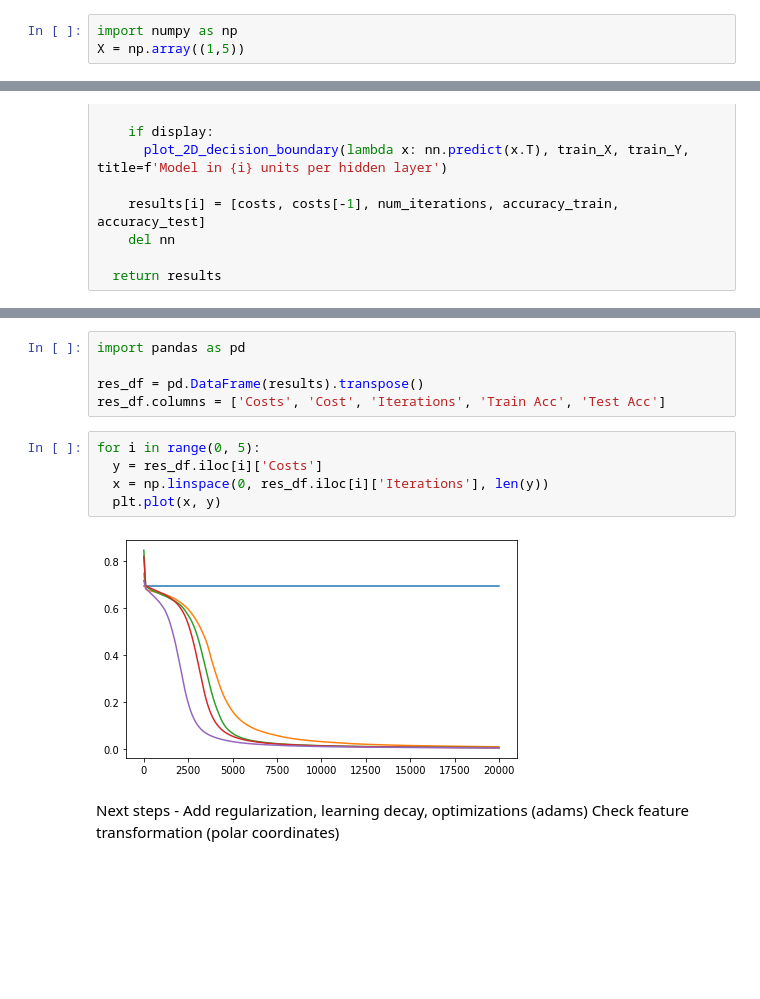
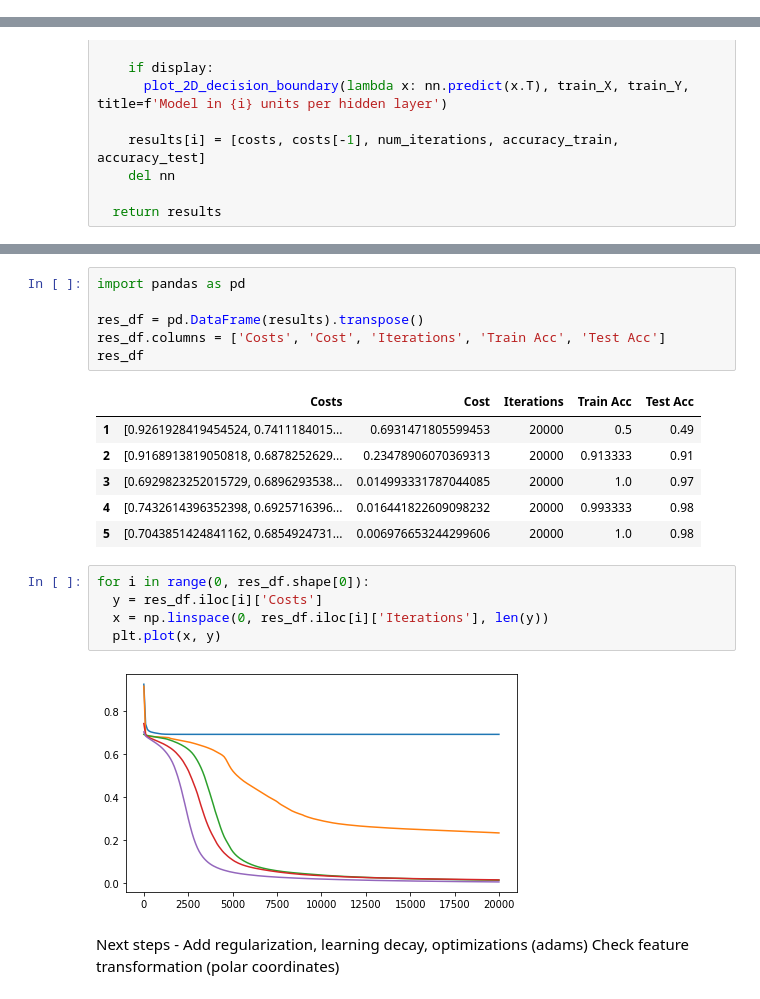
Before and after one commit to fernandoGitHub/ML_Projects, a Jupyter notebook: Deep_Neural_Networks_My_Classes.ipynb, the cells around one changed output, grey strips where cells are left out. Cells and saved outputs as stored; diff of their text form; blank space fills up the shorter version.

```diff
--- a/Deep_Neural_Networks_My_Classes.ipynb
+++ b/Deep_Neural_Networks_My_Classes.ipynb
@@ -413,3 +47,0 @@ def build_model(learning_rate = 0.01, num_iterations = 1000):
-# %%
-import numpy as np
-X = np.array((1,5))
@@ -836,13 +464,21 @@ import pandas as pd
 
 res_df = pd.DataFrame(results).transpose()
 res_df.columns = ['Costs', 'Cost', 'Iterations', 'Train Acc', 'Test Acc']
+res_df
+# %% [output]
+|  | Costs | Cost | Iterations | Train Acc | Test Acc |
+| 1 | [0.9261928419454524, 0.7411184015... | 0.6931471805599453 | 20000 | 0.5 | 0.49 |
+| 2 | [0.9168913819050818, 0.6878252629... | 0.23478906070369313 | 20000 | 0.913333 | 0.91 |
+| 3 | [0.6929823252015729, 0.6896293538... | 0.014993331787044085 | 20000 | 1.0 | 0.97 |
+| 4 | [0.7432614396352398, 0.6925716396... | 0.016441822609098232 | 20000 | 0.993333 | 0.98 |
+| 5 | [0.7043851424841162, 0.6854924731... | 0.006976653244299606 | 20000 | 1.0 | 0.98 |
 # %%
-for i in range(0, 5):
+for i in range(0, res_df.shape[0]):
   y = res_df.iloc[i]['Costs']
   x = np.linspace(0, res_df.iloc[i]['Iterations'], len(y))
   plt.plot(x, y)
 # %% [output]
-[figure, old version]
+[figure, new version]
 # %% [markdown]
 Next steps - Add regularization, learning decay, optimizations (adams)
 Check feature transformation (polar coordinates)
```
Also changed, not shown: parts of 11 cells of this notebook.
